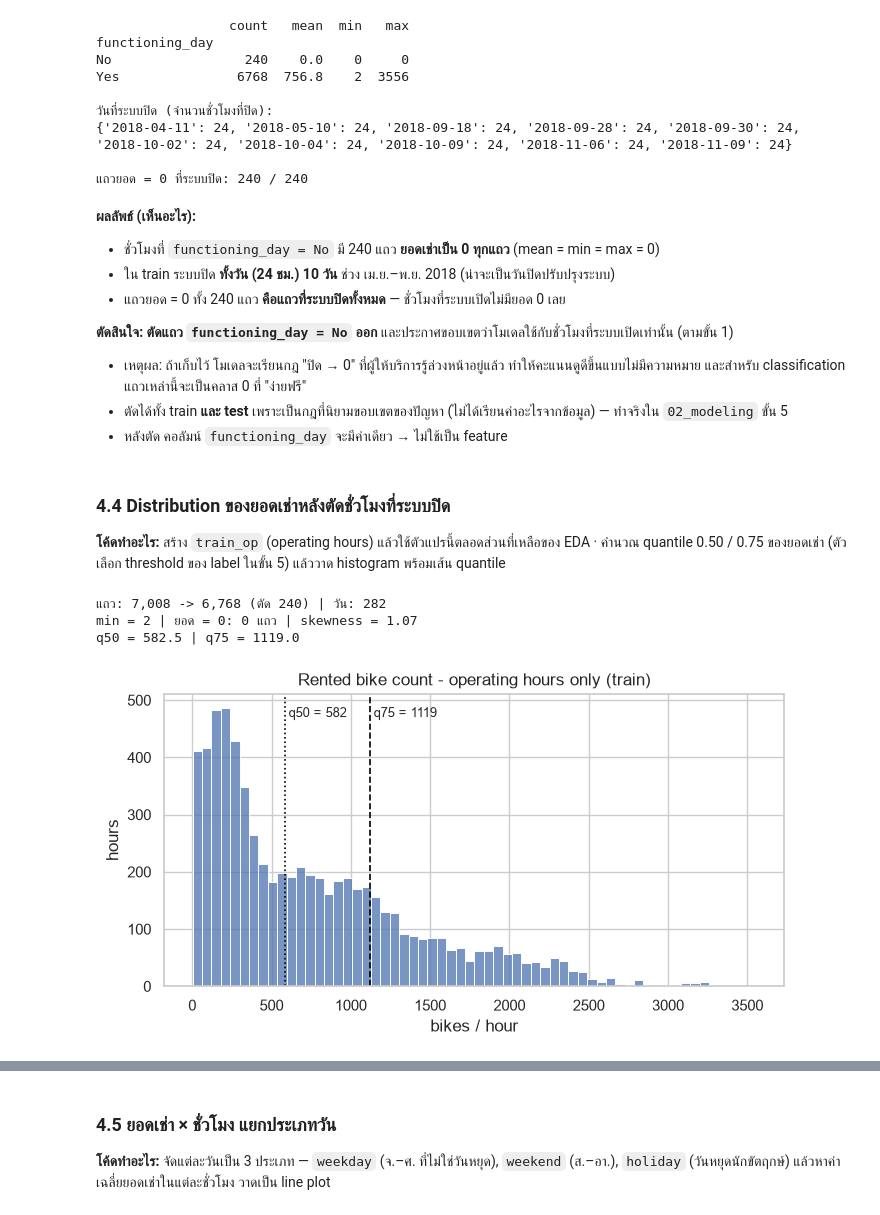
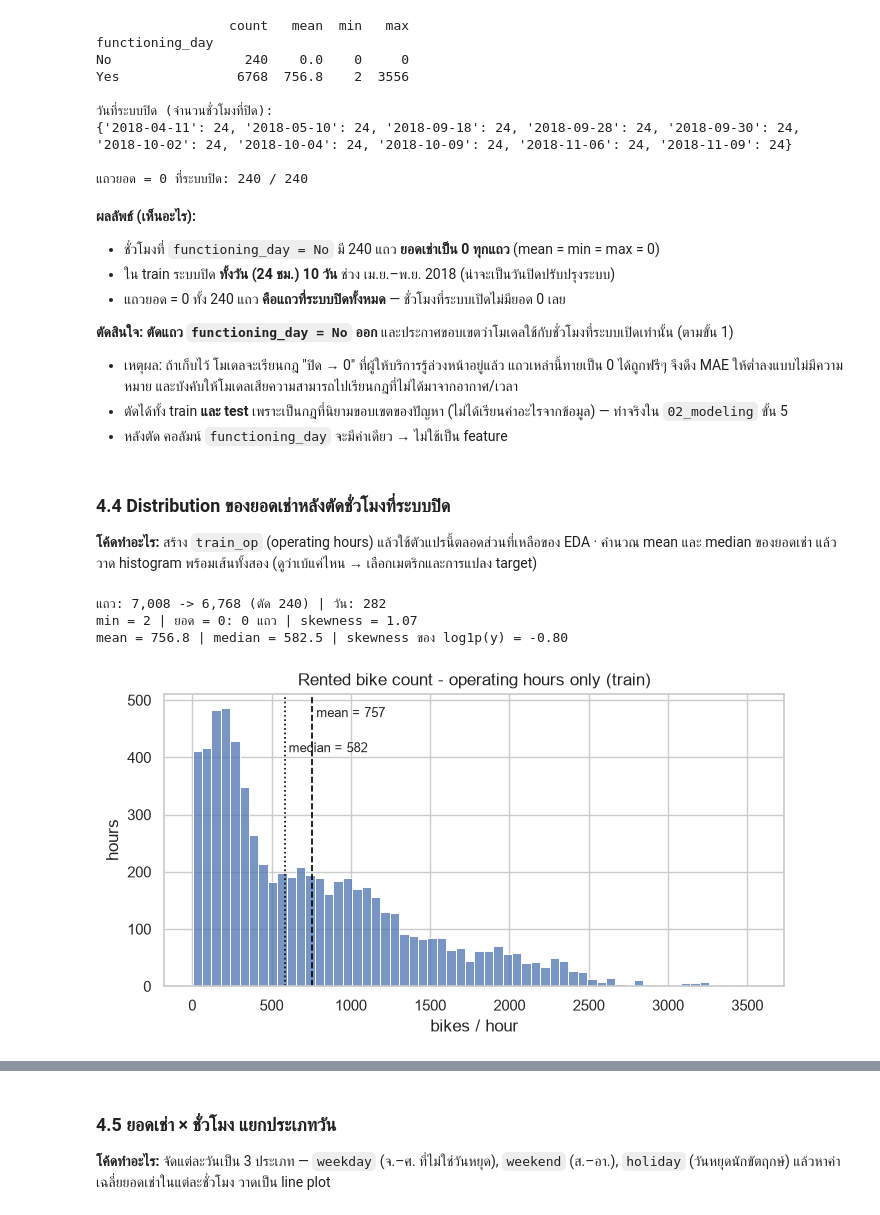
Before and after one commit to Sh080205/seoul-bike-demand, a Jupyter notebook: notebooks/01_eda.ipynb, the cells around one changed output, grey strips where cells are left out. Saved outputs shown, nothing was run; the diff lists cells and outputs as text; code cells hidden in the pictures.

```diff
--- a/notebooks/01_eda.ipynb
+++ b/notebooks/01_eda.ipynb
@@ -375,33 +375,33 @@ Yes               6768  756.8    2  3556
 - แถวยอด = 0 ทั้ง 240 แถว **คือแถวที่ระบบปิดทั้งหมด** — ชั่วโมงที่ระบบเปิดไม่มียอด 0 เลย
 
 **ตัดสินใจ: ตัดแถว `functioning_day = No` ออก** และประกาศขอบเขตว่าโมเดลใช้กับชั่วโมงที่ระบบเปิดเท่านั้น (ตามขั้น 1)
-- เหตุผล: ถ้าเก็บไว้ โมเดลจะเรียนกฎ "ปิด → 0" ที่ผู้ให้บริการรู้ล่วงหน้าอยู่แล้ว ทำให้คะแนนดูดีขึ้นแบบไม่มีความหมาย และสำหรับ classification แถวเหล่านี้จะเป็นคลาส 0 ที่ "ง่ายฟรี"
+- เหตุผล: ถ้าเก็บไว้ โมเดลจะเรียนกฎ "ปิด → 0" ที่ผู้ให้บริการรู้ล่วงหน้าอยู่แล้ว แถวเหล่านี้ทายเป็น 0 ได้ถูกฟรีๆ จึงดึง MAE ให้ต่ำลงแบบไม่มีความหมาย และบังคับให้โมเดลเสียความสามารถไปเรียนกฎที่ไม่ได้มาจากอากาศ/เวลา
 - ตัดได้ทั้ง train **และ test** เพราะเป็นกฎที่นิยามขอบเขตของปัญหา (ไม่ได้เรียนค่าอะไรจากข้อมูล) — ทำจริงใน `02_modeling` ขั้น 5
 - หลังตัด คอลัมน์ `functioning_day` จะมีค่าเดียว → ไม่ใช้เป็น feature
 # %% [markdown]
 ### 4.4 Distribution ของยอดเช่าหลังตัดชั่วโมงที่ระบบปิด
-**โค้ดทำอะไร:** สร้าง `train_op` (operating hours) แล้วใช้ตัวแปรนี้ตลอดส่วนที่เหลือของ EDA · คำนวณ quantile 0.50 / 0.75 ของยอดเช่า (ตัวเลือก threshold ของ label ในขั้น 5) แล้ววาด histogram พร้อมเส้น quantile
+**โค้ดทำอะไร:** สร้าง `train_op` (operating hours) แล้วใช้ตัวแปรนี้ตลอดส่วนที่เหลือของ EDA · คำนวณ mean และ median ของยอดเช่า แล้ววาด histogram พร้อมเส้นทั้งสอง (ดูว่าเบ้แค่ไหน → เลือกเมตริกและการแปลง target)
 # %%
 train_op = train[train["functioning_day"] == "Yes"].reset_index(drop=True)
 y_op = train_op["rented_bike_count"]
-q50, q75 = y_op.quantile([0.50, 0.75])
+mean_y, median_y = y_op.mean(), y_op.median()
 print(f"แถว: {len(train) :,} -> {len(train_op):,} (ตัด {len(train) - len(train_op)}) | วัน: {train_op['date'].nunique()}")
 print(f"min = {y_op.min()} | ยอด = 0: {(y_op == 0).sum()} แถว | skewness = {y_op.skew():.2f}")
-print(f"q50 = {q50:.1f} | q75 = {q75:.1f}")
+print(f"mean = {mean_y:.1f} | median = {median_y:.1f} | skewness ของ log1p(y) = {np.log1p(y_op).skew():.2f}")
 
 fig, ax = plt.subplots(figsize=(8, 3.8))
 sns.histplot(y_op, bins=60, ax=ax)
-for q, name in [(q50, "q50"), (q75, "q75")]:
-    ax.axvline(q, color="black", ls="--" if name == "q75" else ":", lw=1.2)
-    ax.text(q, ax.get_ylim()[1] * 0.92, f" {name} = {q:.0f}", fontsize=9)
+for v, name, ls in [(median_y, "median", ":"), (mean_y, "mean", "--")]:
+    ax.axvline(v, color="black", ls=ls, lw=1.2)
+    ax.text(v, ax.get_ylim()[1] * (0.92 if name == "mean" else 0.80), f" {name} = {v:.0f}", fontsize=9)
 ax.set(title="Rented bike count - operating hours only (train)", xlabel="bikes / hour", ylabel="hours")
 savefig("04_target_operating_hours.png")
 plt.show()
 # %% [output]
 แถว: 7,008 -> 6,768 (ตัด 240) | วัน: 282
 min = 2 | ยอด = 0: 0 แถว | skewness = 1.07
-q50 = 582.5 | q75 = 1119.0
+mean = 756.8 | median = 582.5 | skewness ของ log1p(y) = -0.80
-[figure, old version]
+[figure, new version]
 # %% [markdown]
 **ผลลัพธ์ (เห็นอะไร):**
 - เหลือ **6,768 แถว (282 วัน)** · ยอดต่ำสุด = 2 คัน → **ไม่มีค่า 0 เหลืออยู่เลย** · ยังเบ้ขวา (skewness ≈ 1.07)
```
Also changed, not shown: parts of 12 cells of this notebook, 1 other file.
